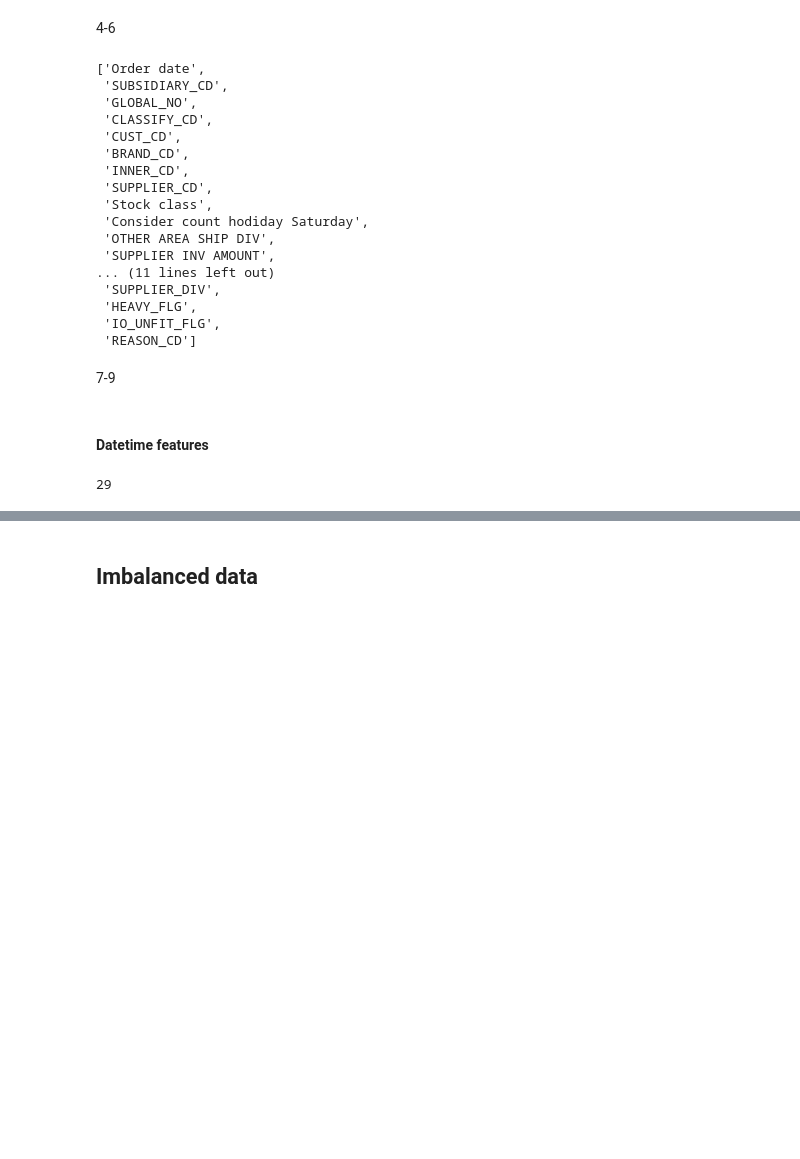
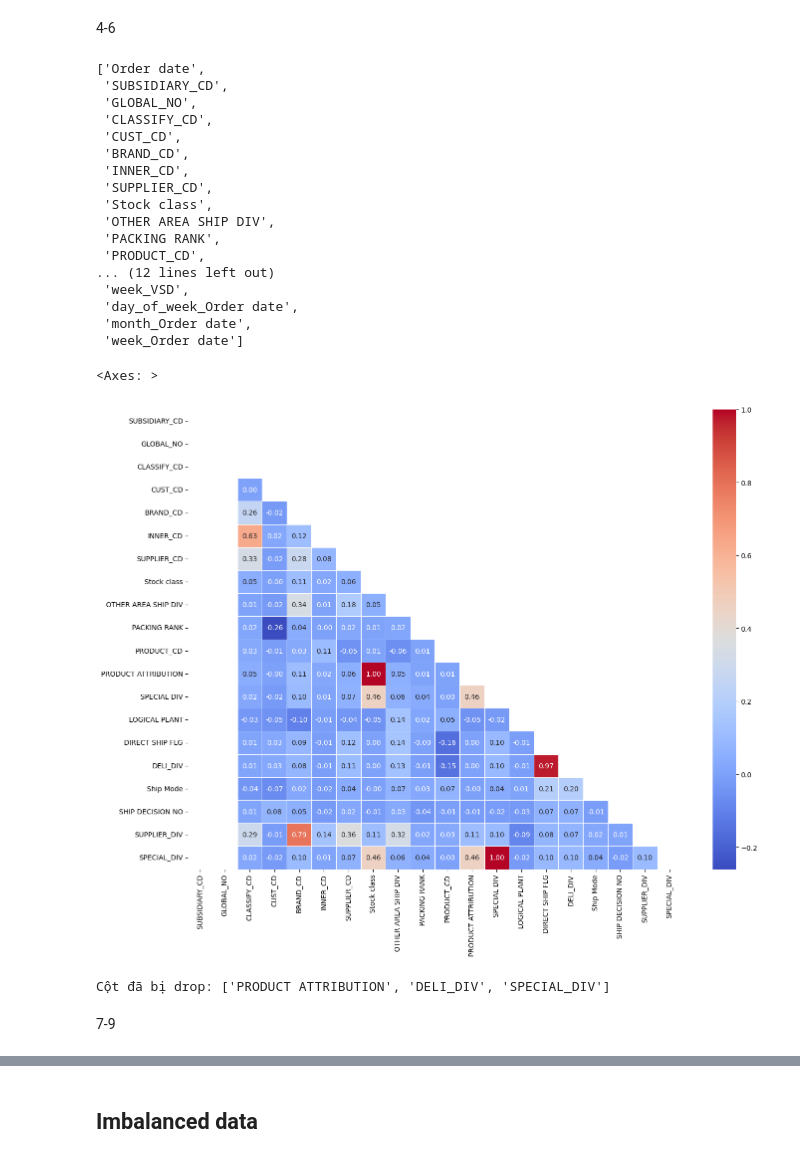
Before and after one commit to tuikhongtenbo/Python_ML, a Jupyter notebook: BaitapDS108/Lab 4/Lab 4.ipynb, the cells around one changed output, grey strips where cells are left out. Drawn from its saved outputs; the diff is of its cells as text; code cells hidden in the pictures; blank space fills up the shorter version.

```diff
--- a/BaitapDS108/Lab 4/Lab 4.ipynb
+++ b/BaitapDS108/Lab 4/Lab 4.ipynb
@@ -472,6 +495,6 @@ Index(['Order date', 'SUBSIDIARY_CD', 'GLOBAL_NO', 'CLASSIFY_CD', 'CUST_CD',
       dtype='object')
 # %%
-numerical_4_6 = [data_4_6.columns[i] for i in range(len(data_4_6.columns)) if data_4_6.dtypes[i] == 'int64' and data_4_6.columns[i] != 'label']
+numerical_4_6 = [data_4_6.columns[i] for i in range(len(data_4_6.columns)) if data_4_6.dtypes[i] in ['int64', 'float64'] and data_4_6.columns[i] != 'label']
 # %%
 numerical_4_6
 # %% [output]
@@ -528,18 +544,19 @@ sns.heatmap(numerical_4_6_data, annot=True, fmt='.4f', cmap='Blues', mask=np.tri
 # %% [markdown]
 Có thể thấy, 4 features được giữ lại là 'SO QTY', 'PRODUCT ATTRIBUTION', 'ALLOCATION QTY', 'SPECIAL_DIV', nhưng riêng với thuộc tính 'SO QTY', ta có mối liên hệ với thuộc tính 'WEIGHT PER PIECE' (tổng khối lượng đơn hàng = 'SO QTY' + 'WEIGHT PER PIECE') nên em sẽ giữ lại 'WEIGHT PER PIECE' để tạo feature mới, quan trọng cho việc dự đoán.
 # %%
-numerical_4_6 = [col for col in numerical_4_6 if col != 'WEIGHT PER PIECE']
-
 corr_matrix = data_4_6[numerical_4_6].corr().abs()
 
 upper_triangle = np.triu(np.ones(corr_matrix.shape), k=1).astype(bool)
 upper_corr = corr_matrix.where(upper_triangle)
 
-correlated_pairs = upper_corr.stack()[upper_corr.stack() > 0.3]
+high_corr_pairs = upper_corr.stack()[upper_corr.stack() > 0.99]
 
-features_to_keep = pd.Index(correlated_pairs.index.get_level_values(0).tolist() +
-                            correlated_pairs.index.get_level_values(1).tolist()).unique()
+features_to_drop = set()
+for (feature1, feature2) in high_corr_pairs.index:
+    features_to_drop.add(feature2)
 
-print("Các feature cần giữ lại, tiếp tục xét tiếp:")
-print(features_to_keep.tolist())
+features_to_keep = [col for col in numerical_4_6 if col not in features_to_drop]
+
+print("Các feature còn giữ lại, tiếp tục xét:")
+print(features_to_keep)
 # %% [output]
@@ -642,5 +662,5 @@ categorical_4_6 = [cols for cols in data_4_6.columns if cols not in numerical_4_
 # %%
-categorical_4_6
+not_numerical_4_6
 # %% [output]
 ['Order date',
  'SUBSIDIARY_CD',
@@ -651,13 +671,48 @@ categorical_4_6
  'INNER_CD',
  'SUPPLIER_CD',
  'Stock class',
- 'Consider count hodiday Saturday',
  'OTHER AREA SHIP DIV',
- 'SUPPLIER INV AMOUNT',
-... (11 lines left out)
- 'SUPPLIER_DIV',
- 'HEAVY_FLG',
- 'IO_UNFIT_FLG',
- 'REASON_CD']
+ 'PACKING RANK',
+ 'PRODUCT_CD',
+... (12 lines left out)
+ 'week_VSD',
+ 'day_of_week_Order date',
+ 'month_Order date',
+ 'week_Order date']
+# %%
+categorical_4_6 = [
+    'SUBSIDIARY_CD', 'GLOBAL_NO', 'CLASSIFY_CD', 'CUST_CD', 'BRAND_CD',
+    'INNER_CD', 'SUPPLIER_CD', 'Stock class', 'OTHER AREA SHIP DIV',
+    'PACKING RANK', 'PRODUCT_CD', 'PRODUCT ATTRIBUTION', 'SPECIAL DIV',
+    'LOGICAL PLANT', 'DIRECT SHIP FLG', 'DELI_DIV', 'Ship Mode',
+    'SHIP DECISION NO', 'SUPPLIER_DIV', 'SPECIAL_DIV',
+]
+
+for name_cols in categorical_4_6:
+    data_4_6[col] = data_4_6[col].astype('category')
+# %%
+for col in categorical_4_6:
+    if col in data_4_6.columns:
+        freq = data_4_6[col].value_counts()
+        data_4_6[col] = data_4_6[col].map(freq)
+# %%
+encoded_cols = [col for col in categorical_4_6 if col in data_4_6.columns]
+corr_matrix_4_6 = data_4_6[encoded_cols].corr()
+mask = np.triu(np.ones_like(corr_matrix_4_6, dtype=bool))
+plt.figure(figsize=(16, 12))
+sns.heatmap(corr_matrix_4_6, mask=mask, cmap='coolwarm', annot=True, fmt=".2f", linewidths=0.5)
+# %% [output]
+<Axes: >
+[figure, added]
+# %%
+encoded_cols = [col for col in categorical_4_6 if col in data_4_6.columns]
+corr_matrix_4_6 = data_4_6[encoded_cols].corr().abs()
+mask = np.triu(np.ones_like(corr_matrix_4_6, dtype=bool), k=1)
+upper_tri = corr_matrix_4_6.where(mask)
+to_drop = [column for column in upper_tri.columns if any(upper_tri[column] > 0.8)]
+data_4_6 = data_4_6.drop(columns=to_drop)
+print(f"Cột đã bị drop: {to_drop}")
+# %% [output]
+Cột đã bị drop: ['PRODUCT ATTRIBUTION', 'DELI_DIV', 'SPECIAL_DIV']
 # %% [markdown]
 7-9
@@ -668,2 +718,0 @@ useful_features = ['Order date', 'CLASSIFY_CD', 'CUST_CD', 'INNER_CD', 'SUPPLIER
-# %% [markdown]
-#### Datetime features
@@ -672,4 +718,0 @@ cols = []
-# %%
-len(data_7_9.columns)
-# %% [output]
-29
```
Also changed, not shown: parts of 54 cells of this notebook.
